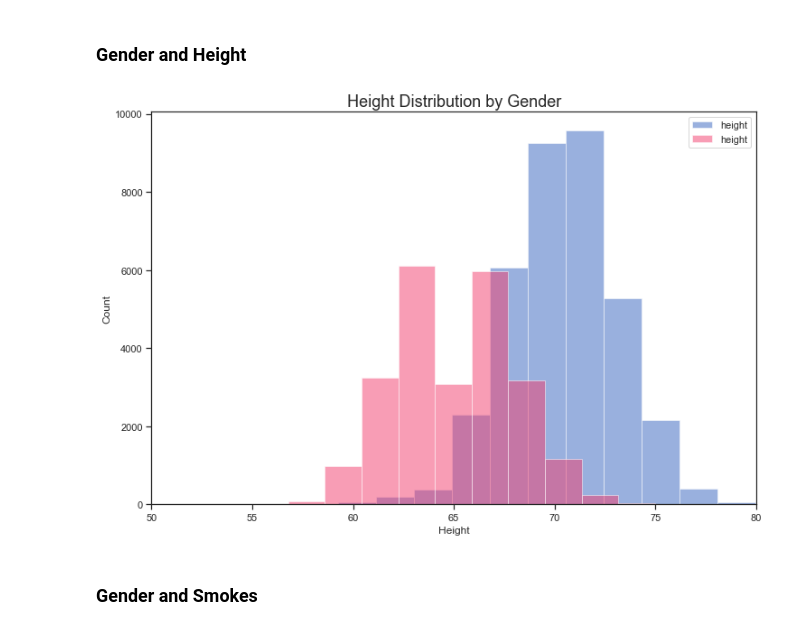
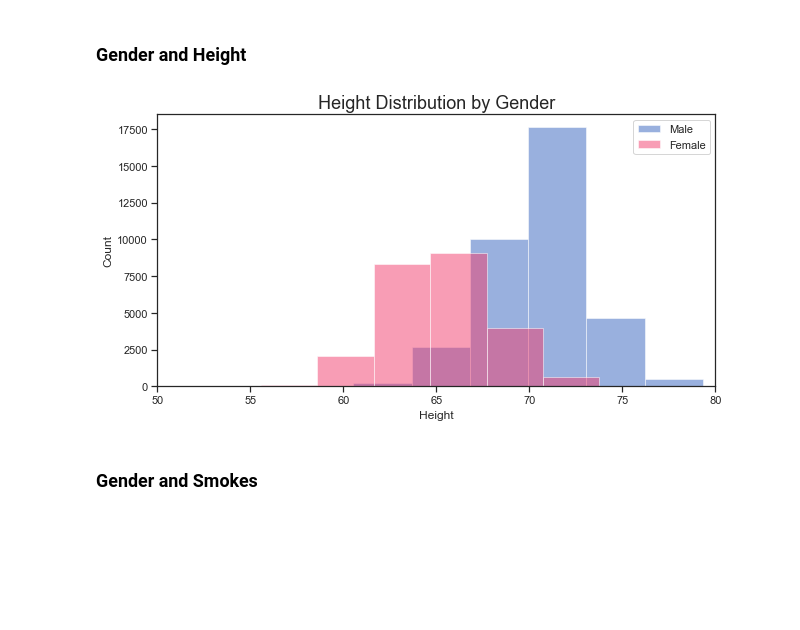
Before and after one commit to stuartxu2/OKCupid_matching, a Jupyter notebook: OKCupid_EDA.ipynb, the cells around one changed output. Drawn from its saved outputs; the diff is of its cells as text; code cells hidden in the pictures; blank space fills up the shorter version.

```diff
--- a/OKCupid_EDA.ipynb
+++ b/OKCupid_EDA.ipynb
@@ -99,19 +101,20 @@ ax[1].legend();
 # %% [markdown]
 ### Gender and Height
 # %%
-fig, ax = plt.subplots(figsize=(12, 8))
+fig, ax = plt.subplots(figsize=(10, 5))
 
-ax.hist(df_m.query('height>0').height, bins = 50, alpha = 0.5, color = '#3462BF')
-ax.hist(df_f.query('height>0').height, bins = 50, alpha = 0.5, color = '#F23D6D')
+ax.hist(df_m.query('height>0').height, bins = 30, alpha = 0.5, color = '#3462BF', label='Male')
+ax.hist(df_f.query('height>0').height, bins = 30, alpha = 0.5, color = '#F23D6D', label='Female')
 ax.set_xlim(50, 80)
 
 ax.set_xlabel('Height')
 ax.set_ylabel('Count')
 
 ax.set_title('Height Distribution by Gender', fontsize = 18)
-ax.legend();
+ax.legend()
+plt.savefig('height');
 # %% [output]
-[figure, old version]
+[figure, new version]
 # %% [markdown]
 ### Gender and Smokes
 # %%
```
Also changed, not shown: parts of 16 cells of this notebook, 1 other file.
